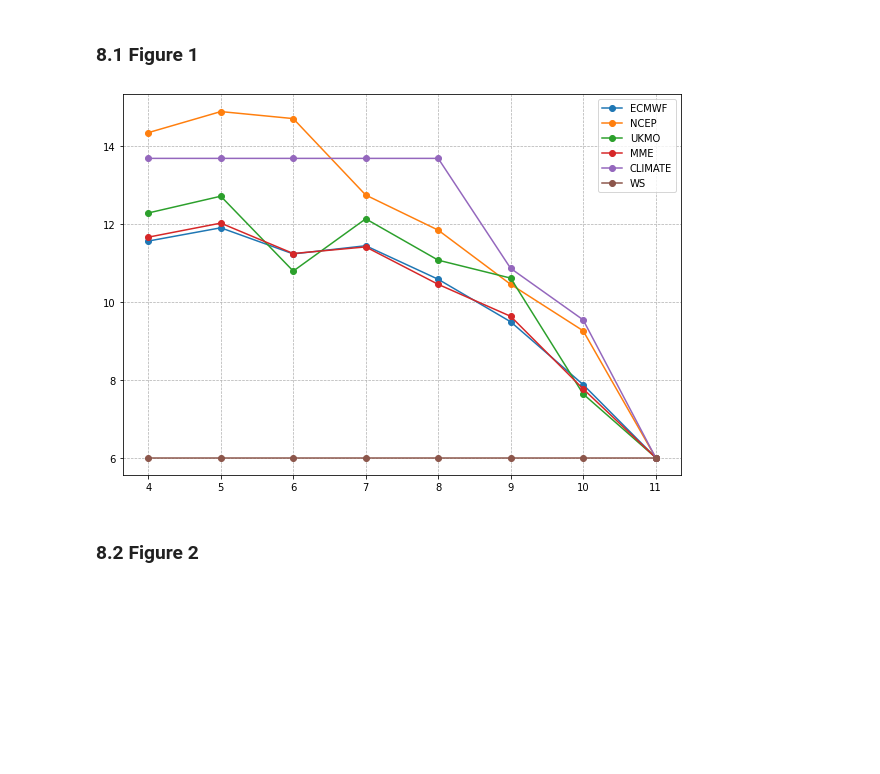
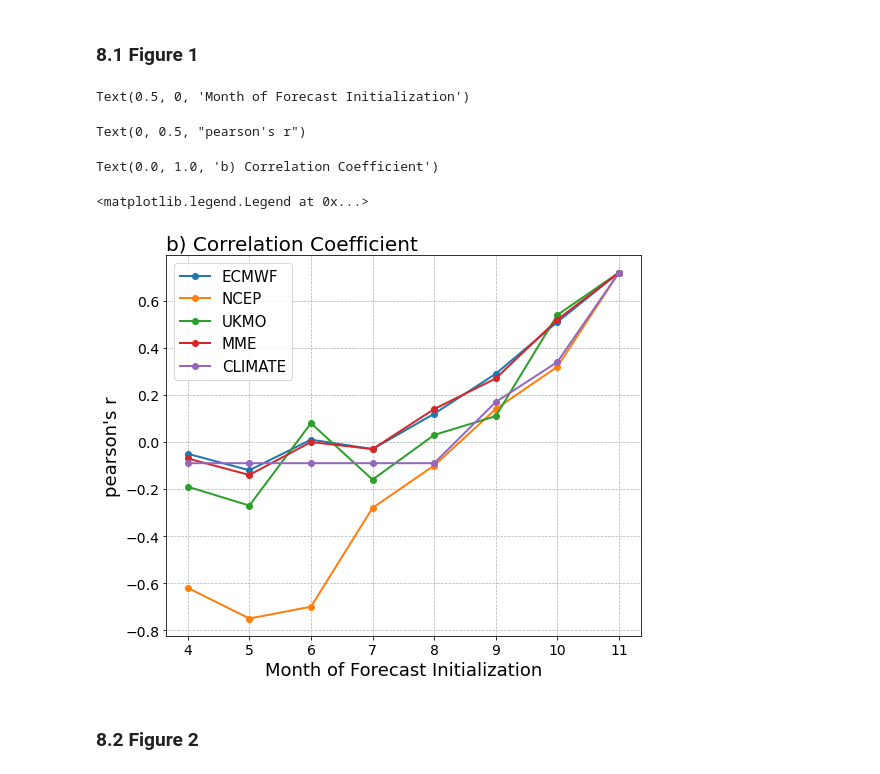
Before and after one commit to mzachow/wheat-yield-forecast-brazil, a Jupyter notebook: climatology_vs_seasonal_forecasts.ipynb, the cells around one changed output. Drawn from its saved outputs; the diff is of its cells as text; code cells hidden in the pictures; blank space fills up the shorter version.

```diff
--- a/climatology_vs_seasonal_forecasts.ipynb
+++ b/climatology_vs_seasonal_forecasts.ipynb
@@ -214,24 +228,37 @@ results #8 feature
 # %% [markdown]
 ### 8.1 Figure 1
 # %%
-models = ["ECMWF", "NCEP", "UKMO", "MME", "CLIMATE", "WS"]
+from ctypes import alignment
+
+
+models = ["ECMWF", "NCEP", "UKMO", "MME", "CLIMATE"]
 init_months = list(range(4,12))
 results = pd.DataFrame(0, index=models, columns=init_months)
 for im in init_months:
     for model in models:
         res = hf.kfold_cross_validation(kfold_cv_dataset, model=model, init=im, no_of_features=8)
         # rmse
-        metric = 100 * mse(res["yield"], res["predicted"], squared=False)/(res["yield"].mean())
+        # metric = 100 * mse(res["yield"], res["predicted"], squared=False)/(res["yield"].mean())
         # pearson r
-        # metric = pearsonr(res["yield"], res["predicted"])[0]
+        metric = r2(res["yield"], res["predicted"])
         results.loc[model, im] = np.round(metric, 2)
 
-ax = results.transpose().plot(figsize=(10,7), marker='o')
+ax = results.transpose().plot(figsize=(8.5,7), marker='o', ms=6, lw=2)
 ax.grid('on', which='both', axis='y', linestyle='--', linewidth=.7)
 ax.grid('on', which='both', axis='x', linestyle='--', linewidth=.7)
-plt.savefig("images/rmse_development.svg")
+ax.set_xlabel('Month of Forecast Initialization', fontsize=18);
+ax.set_ylabel('pearson\'s r', fontsize=18);
+ax.set_title('b) Correlation Coefficient', loc="left", fontsize=20)
+ax.xaxis.set_tick_params(labelsize=14)
+ax.yaxis.set_tick_params(labelsize=14)
+ax.legend(fontsize=15)
+#plt.savefig("images/r2_development.png", dpi=500)
 #ax.grid('off', which='major', axis='x' )
 # %% [output]
+Text(0.5, 0, 'Month of Forecast Initialization')
+Text(0, 0.5, "pearson's r")
+Text(0.0, 1.0, 'b) Correlation Coefficient')
+<matplotlib.legend.Legend at 0x...>
-[figure, old version]
+[figure, new version]
 # %% [markdown]
 ### 8.2 Figure 2
```
Also changed, not shown: parts of 12 cells of this notebook, 5 other files.
